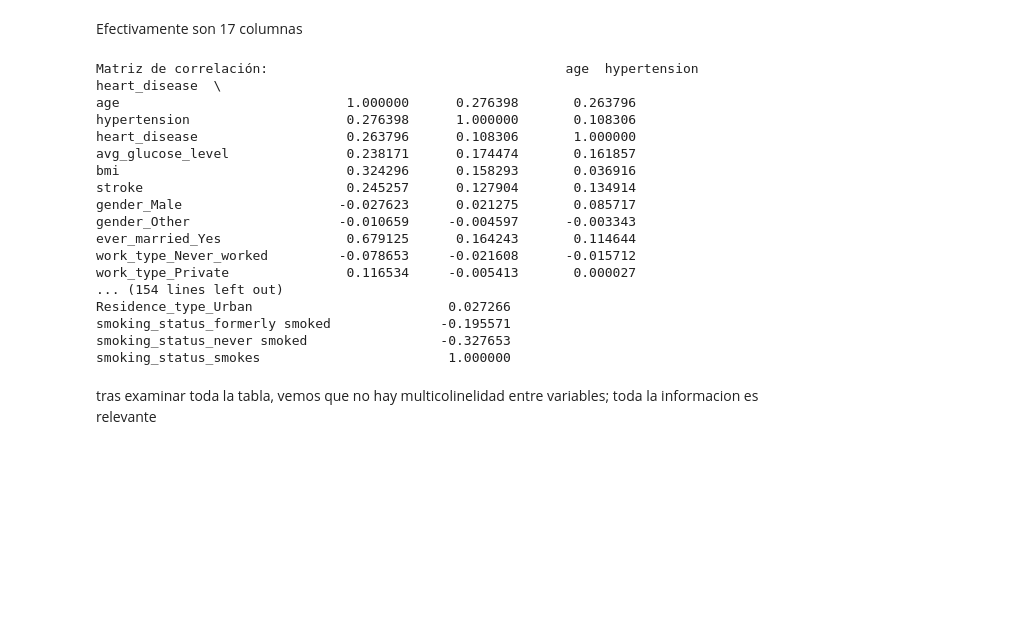
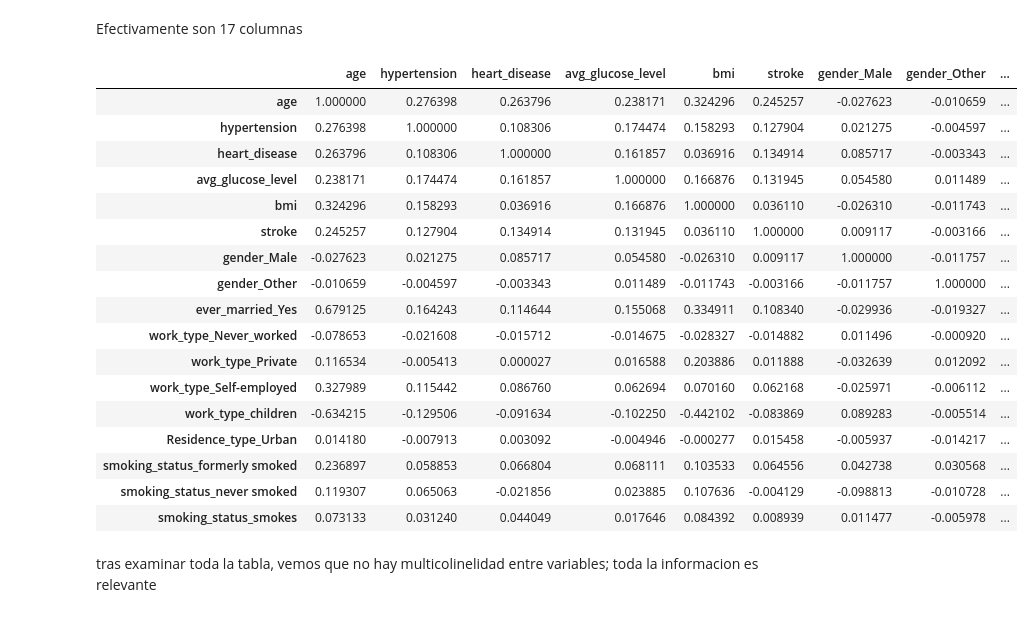
Before and after one commit to Jesus20MM/Proyecto-accidentes-cerebrovasculares, a Jupyter notebook: prediccion-de-accidentes-cardiovasculares.ipynb, the cells around one changed output. Cells and saved outputs as stored; diff of their text form; code cells hidden in the pictures; blank space fills up the shorter version.

```diff
--- a/prediccion-de-accidentes-cardiovasculares.ipynb
+++ b/prediccion-de-accidentes-cardiovasculares.ipynb
@@ -825,26 +827,27 @@ Efectivamente son 17 columnas
 # %%
 #correlaciones
 # Matriz de correlación
 correlation_matrix = df_final.corr()
-print("Matriz de correlación:", correlation_matrix)
+display(correlation_matrix)
 # %% [output]
-Matriz de correlación:                                      age  hypertension  heart_disease  \
-age                             1.000000      0.276398       0.263796
-hypertension                    0.276398      1.000000       0.108306
-heart_disease                   0.263796      0.108306       1.000000
-avg_glucose_level               0.238171      0.174474       0.161857
-bmi                             0.324296      0.158293       0.036916
-stroke                          0.245257      0.127904       0.134914
-gender_Male                    -0.027623      0.021275       0.085717
-gender_Other                   -0.010659     -0.004597      -0.003343
-ever_married_Yes                0.679125      0.164243       0.114644
-work_type_Never_worked         -0.078653     -0.021608      -0.015712
-work_type_Private               0.116534     -0.005413       0.000027
-... (154 lines left out)
-Residence_type_Urban                         0.027266
-smoking_status_formerly smoked              -0.195571
-smoking_status_never smoked                 -0.327653
-smoking_status_smokes                        1.000000
+|  | age | hypertension | heart_disease | avg_glucose_level | bmi | stroke | gender_Male | gender_Other | ... |
+| age | 1.000000 | 0.276398 | 0.263796 | 0.238171 | 0.324296 | 0.245257 | -0.027623 | -0.010659 | ... |
+| hypertension | 0.276398 | 1.000000 | 0.108306 | 0.174474 | 0.158293 | 0.127904 | 0.021275 | -0.004597 | ... |
+| heart_disease | 0.263796 | 0.108306 | 1.000000 | 0.161857 | 0.036916 | 0.134914 | 0.085717 | -0.003343 | ... |
+| avg_glucose_level | 0.238171 | 0.174474 | 0.161857 | 1.000000 | 0.166876 | 0.131945 | 0.054580 | 0.011489 | ... |
+| bmi | 0.324296 | 0.158293 | 0.036916 | 0.166876 | 1.000000 | 0.036110 | -0.026310 | -0.011743 | ... |
+| stroke | 0.245257 | 0.127904 | 0.134914 | 0.131945 | 0.036110 | 1.000000 | 0.009117 | -0.003166 | ... |
+| gender_Male | -0.027623 | 0.021275 | 0.085717 | 0.054580 | -0.026310 | 0.009117 | 1.000000 | -0.011757 | ... |
+| gender_Other | -0.010659 | -0.004597 | -0.003343 | 0.011489 | -0.011743 | -0.003166 | -0.011757 | 1.000000 | ... |
+| ever_married_Yes | 0.679125 | 0.164243 | 0.114644 | 0.155068 | 0.334911 | 0.108340 | -0.029936 | -0.019327 | ... |
+| work_type_Never_worked | -0.078653 | -0.021608 | -0.015712 | -0.014675 | -0.028327 | -0.014882 | 0.011496 | -0.000920 | ... |
+| work_type_Private | 0.116534 | -0.005413 | 0.000027 | 0.016588 | 0.203886 | 0.011888 | -0.032639 | 0.012092 | ... |
+| work_type_Self-employed | 0.327989 | 0.115442 | 0.086760 | 0.062694 | 0.070160 | 0.062168 | -0.025971 | -0.006112 | ... |
+| work_type_children | -0.634215 | -0.129506 | -0.091634 | -0.102250 | -0.442102 | -0.083869 | 0.089283 | -0.005514 | ... |
+| Residence_type_Urban | 0.014180 | -0.007913 | 0.003092 | -0.004946 | -0.000277 | 0.015458 | -0.005937 | -0.014217 | ... |
+| smoking_status_formerly smoked | 0.236897 | 0.058853 | 0.066804 | 0.068111 | 0.103533 | 0.064556 | 0.042738 | 0.030568 | ... |
+| smoking_status_never smoked | 0.119307 | 0.065063 | -0.021856 | 0.023885 | 0.107636 | -0.004129 | -0.098813 | -0.010728 | ... |
+| smoking_status_smokes | 0.073133 | 0.031240 | 0.044049 | 0.017646 | 0.084392 | 0.008939 | 0.011477 | -0.005978 | ... |
 # %% [markdown]
 tras examinar toda la tabla, vemos que no hay multicolinelidad entre variables; toda la informacion es relevante
 # %%
```
Also changed, not shown: parts of 24 cells of this notebook.
